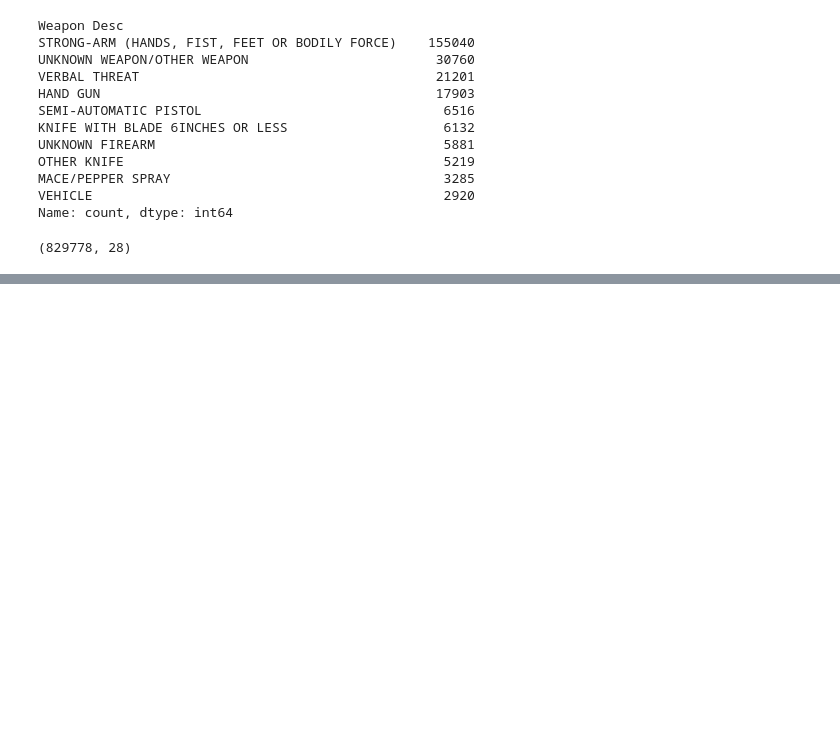
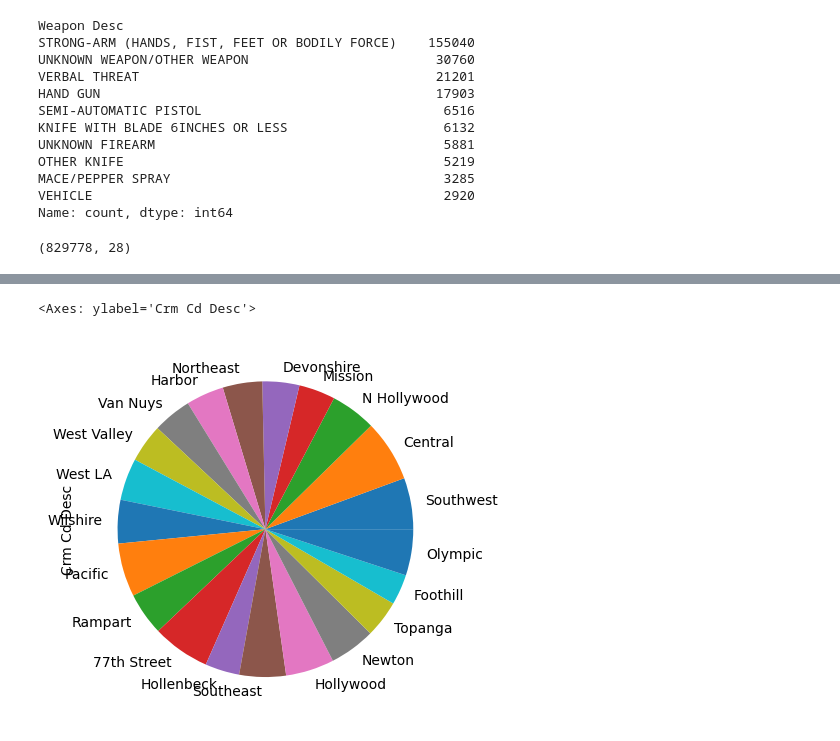
Before and after one commit to writetomdw/ilm_pd, a Jupyter notebook: DemoDataset.ipynb, the cells around one changed output, grey strips where cells are left out. Saved outputs shown, nothing was run; the diff lists cells and outputs as text; code cells hidden in the pictures; blank space fills up the shorter version.

```diff
--- a/DemoDataset.ipynb
+++ b/DemoDataset.ipynb
@@ -349,0 +451,5 @@ df.shape
+# %%
+crime_group_by_area['Crm Cd Desc'].count().plot(kind='pie')
+# %% [output]
+<Axes: ylabel='Crm Cd Desc'>
+[figure, added]
```
Also changed, not shown: parts of 7 cells of this notebook.
